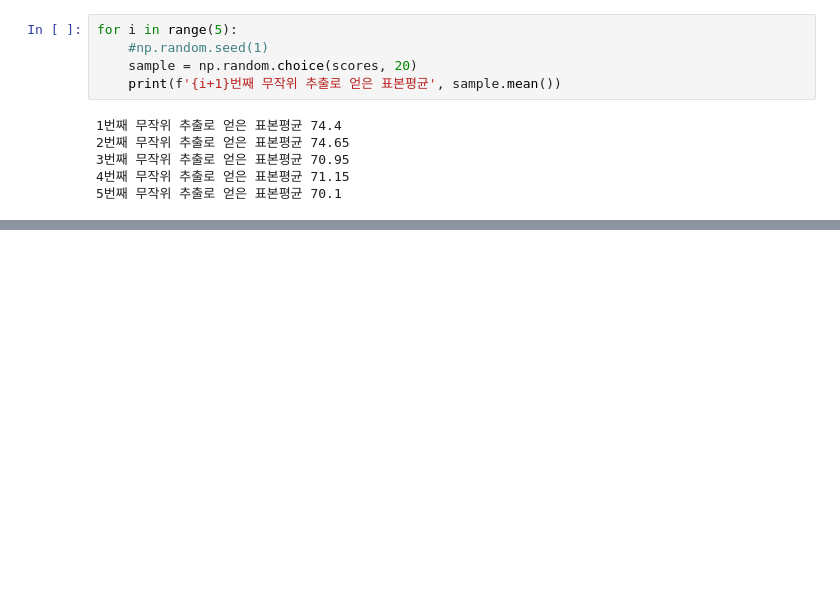
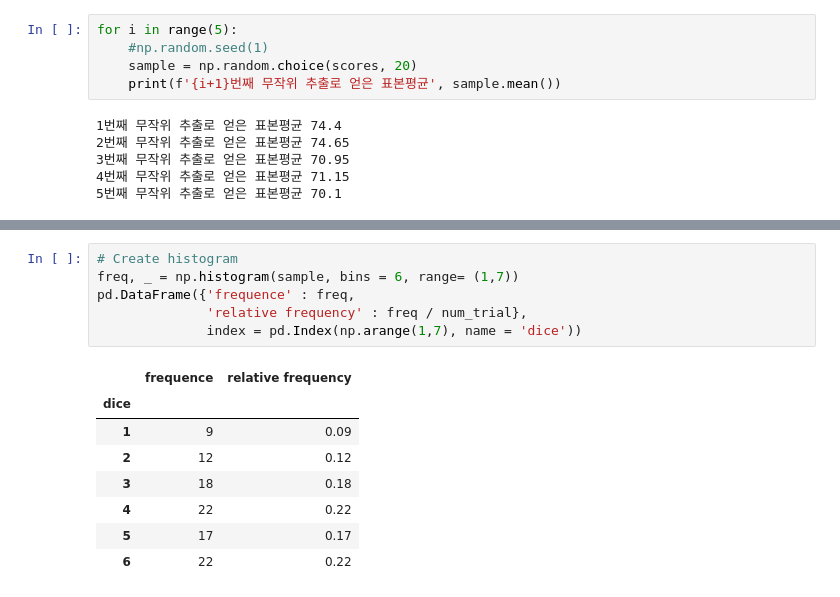
Before and after one commit to joanna-jaeeun/Statistics-with-Python, a Jupyter notebook: notebook/04. the basics of inferential statistics.ipynb, the cells around one changed output, grey strips where cells are left out. Drawn from its saved outputs; the diff is of its cells as text; blank space fills up the shorter version.

```diff
--- a/notebook/04. the basics of inferential statistics.ipynb
+++ b/notebook/04. the basics of inferential statistics.ipynb
@@ -63,0 +101,15 @@ for i in range(5):
+# %%
+# Create histogram
+freq, _ = np.histogram(sample, bins = 6, range= (1,7))
+pd.DataFrame({'frequence' : freq,
+              'relative frequency' : freq / num_trial},
+              index = pd.Index(np.arange(1,7), name = 'dice'))
+# %% [output]
+|  | frequence | relative frequency |
+| dice |  |  |
+| 1 | 9 | 0.09 |
+| 2 | 12 | 0.12 |
+| 3 | 18 | 0.18 |
+| 4 | 22 | 0.22 |
+| 5 | 17 | 0.17 |
+| 6 | 22 | 0.22 |
```
Also changed, not shown: parts of 10 cells of this notebook.
